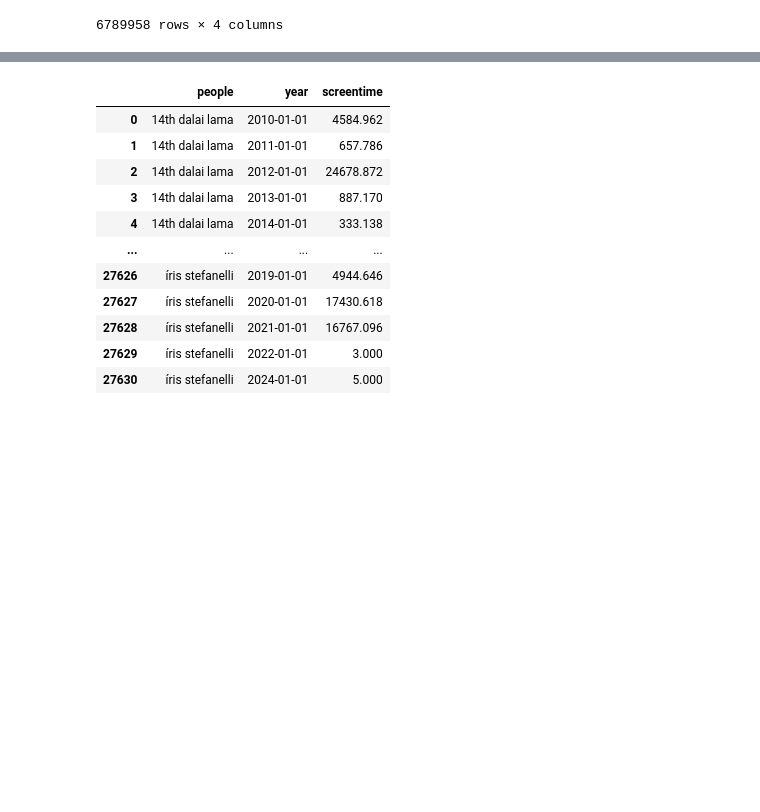
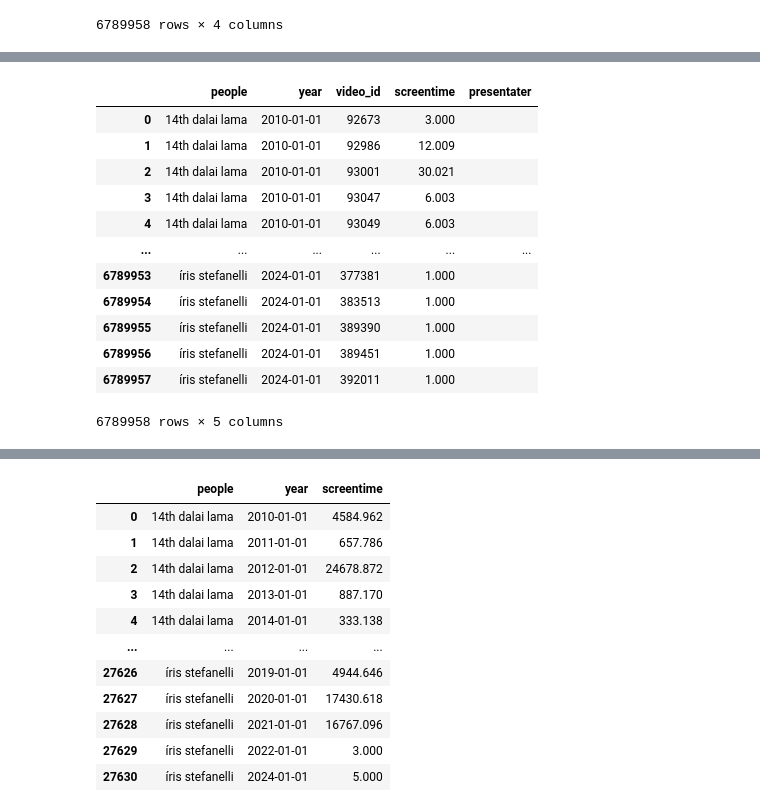
Before and after one commit to notnews/stanford_tv_news, a Jupyter notebook: 03_merge_people_video.ipynb, the cells around one changed output, grey strips where cells are left out. Drawn from its saved outputs; the diff is of its cells as text; code cells hidden in the pictures; blank space fills up the shorter version.

```diff
--- a/03_merge_people_video.ipynb
+++ b/03_merge_people_video.ipynb
@@ -99,3 +119,20 @@ df
+# %%
+df = df.merge(pdf)
+df
+# %% [output]
+|  | people | year | video_id | screentime | presentater |
+| 0 | 14th dalai lama | 2010-01-01 | 92673 | 3.000 |  |
+| 1 | 14th dalai lama | 2010-01-01 | 92986 | 12.009 |  |
+| 2 | 14th dalai lama | 2010-01-01 | 93001 | 30.021 |  |
+| 3 | 14th dalai lama | 2010-01-01 | 93047 | 6.003 |  |
+| 4 | 14th dalai lama | 2010-01-01 | 93049 | 6.003 |  |
+| ... | ... | ... | ... | ... | ... |
+| 6789953 | íris stefanelli | 2024-01-01 | 377381 | 1.000 |  |
+| 6789954 | íris stefanelli | 2024-01-01 | 383513 | 1.000 |  |
+| 6789955 | íris stefanelli | 2024-01-01 | 389390 | 1.000 |  |
+| 6789956 | íris stefanelli | 2024-01-01 | 389451 | 1.000 |  |
+| 6789957 | íris stefanelli | 2024-01-01 | 392011 | 1.000 |  |
+6789958 rows × 5 columns
 # %%
 mdf = df.merge(video_meta)
 mdf
```
Also changed, not shown: parts of 5 cells of this notebook, 1 other file.
